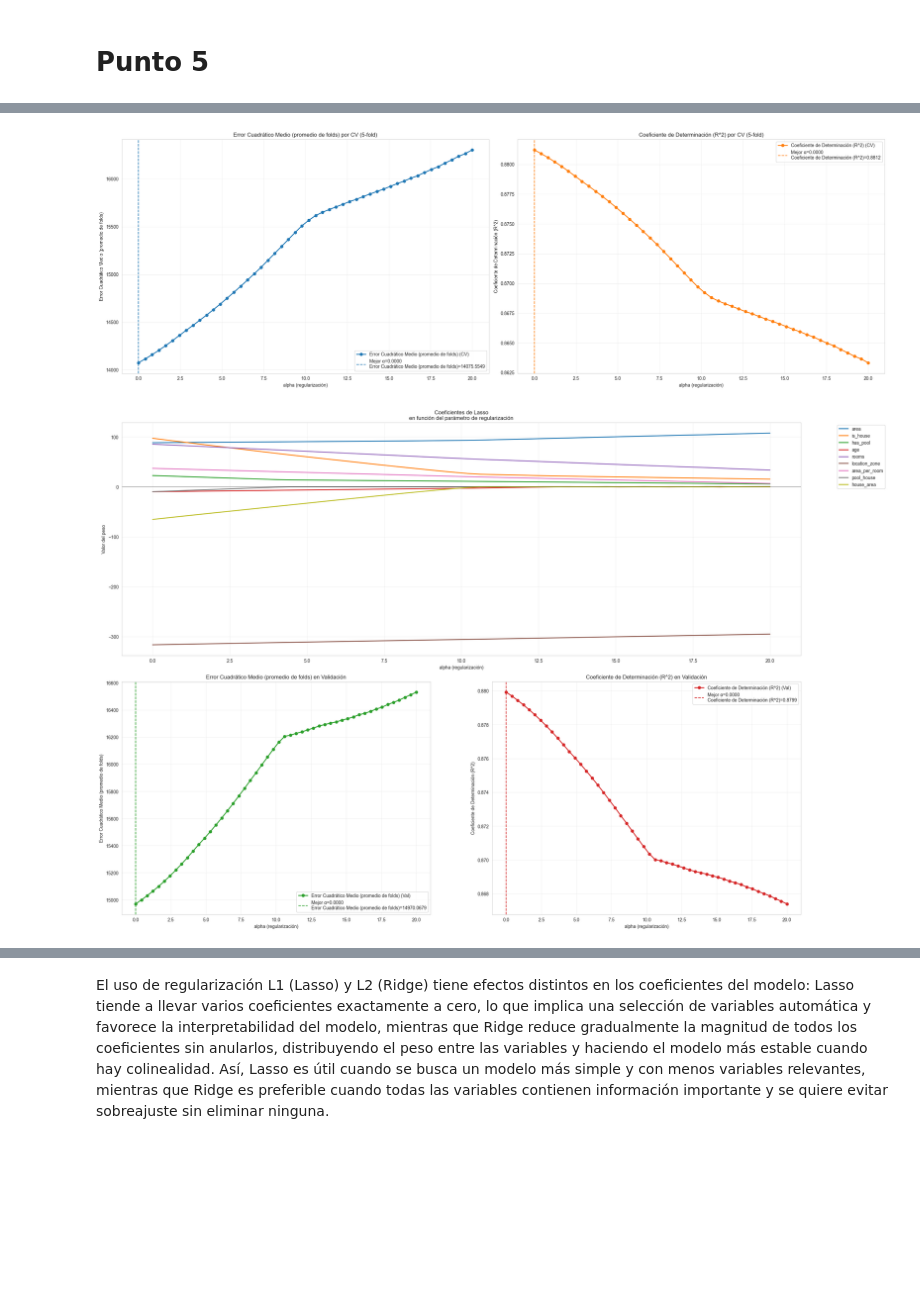
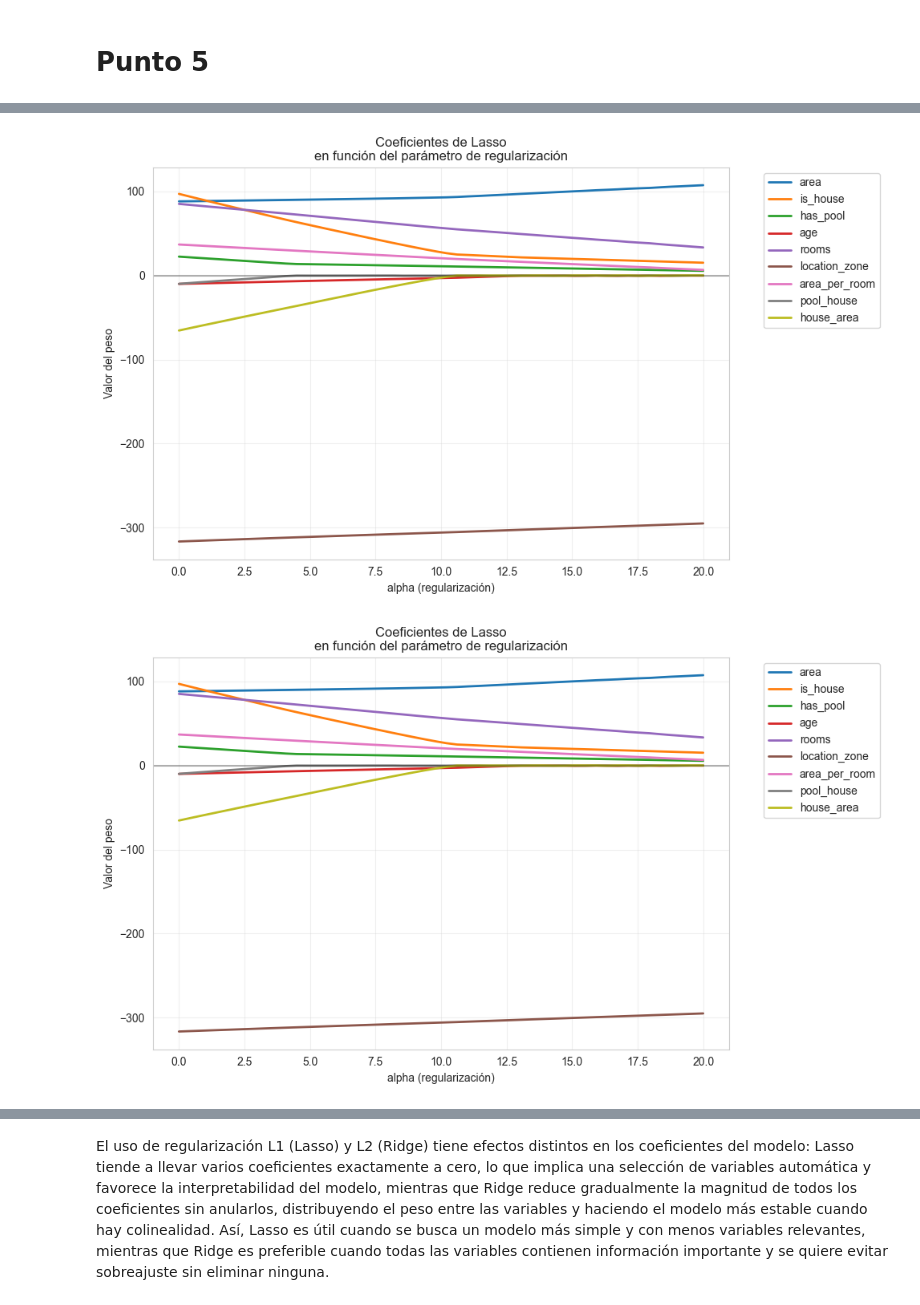
Before and after one commit to frizynn/tp1-machine-learning, a Jupyter notebook: src/Entrega_Tp1.ipynb, the cells around one changed output, grey strips where cells are left out. Saved outputs shown, nothing was run; the diff lists cells and outputs as text; code cells hidden in the pictures; blank space fills up the shorter version.

```diff
--- a/src/Entrega_Tp1.ipynb
+++ b/src/Entrega_Tp1.ipynb
@@ -925,29 +851,37 @@ figures_lasso, coefs_lasso, cv_scores_lasso, best_metrics_lasso= plot_regulariza
 # %%
 from utils.visuals import plot_regularization_path
 
 df = pd.read_csv(r"../data/processed/casas_dev_eng.csv")
 
 X = df.drop('price', axis=1)
 y = df['price']
 
 X_train, X_test, y_train, y_test = split_test_train_with_label(X, y, test_size=0.2, random_state=42,normalize=True)
 
 
 
 figures_ridge, coefs_ridge, cv_scores_ridge, best_metrics_ridge = plot_regularization_path(
     X_train, X_test, y_train, y_test,
     regularization='l1',
     alphas=np.linspace(0, 20, 50),
-    plot_types=['coefs+val', "cv"],
+    plot_types=["cv", 'coefs+val','coefs'],
     model=LinearRegressor,
     transform_target=None,
     method='gradient_descent',
     epochs=1000,
     learning_rate=0.01,
-    figsize=(24, 16),
-    show_plots=True,
+    figsize=(30, 6),
+    show_plots=False,
     metrics=['mse', 'r2']
 )
+
+plt.close('all')
+figures_ridge['coefs']['fig']
 # %% [output]
-[figure, old version]
+[figure, new version]
-[figure, removed]
+# %%
+
+#plot figures
+figures_ridge['coefs']['fig']
+# %% [output]
+[figure, added]
```
Also changed, not shown: parts of 42 cells of this notebook, 8 other files.
